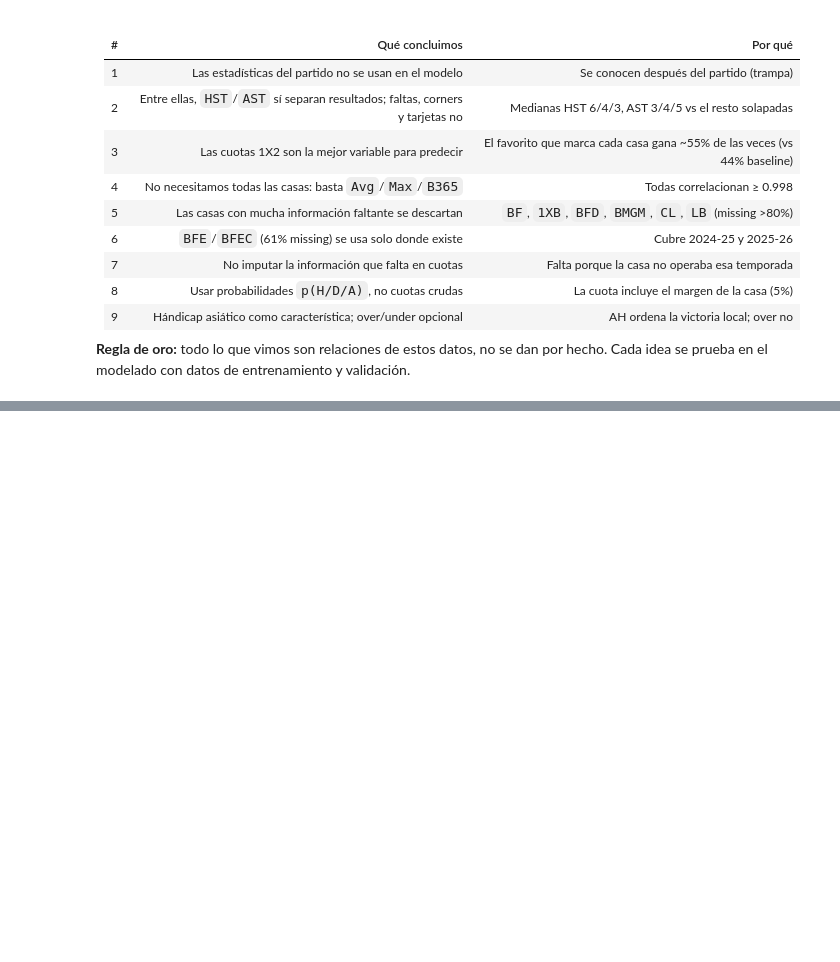
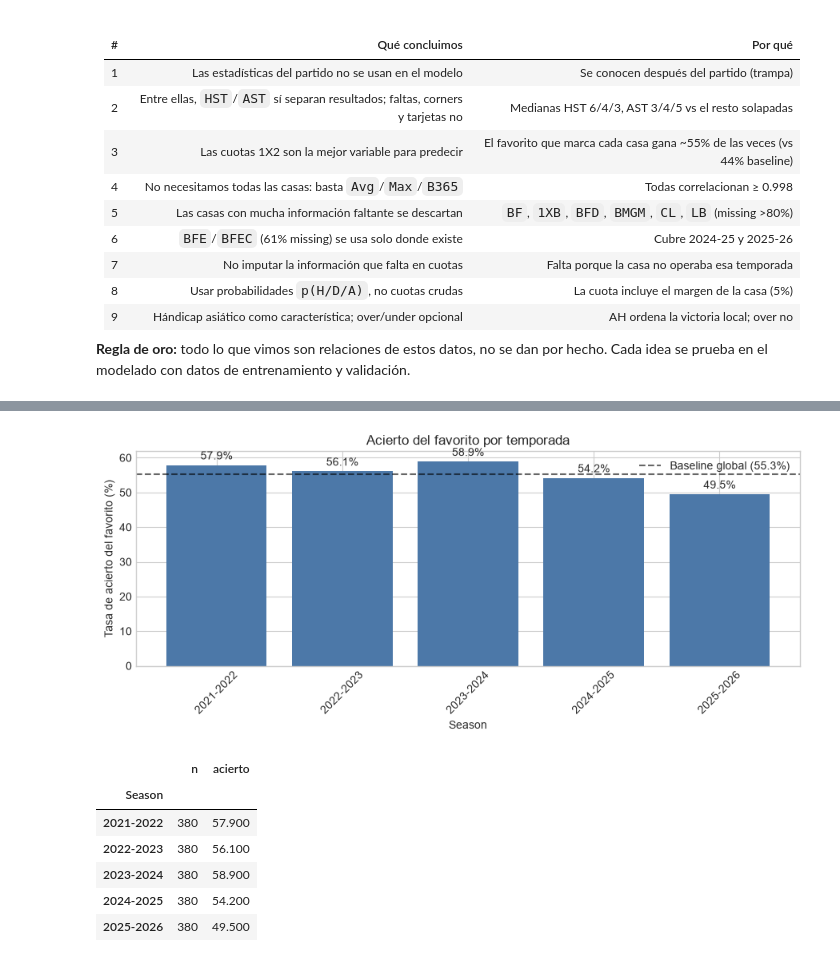
Before and after one commit to errodd/premier_league_football_predictor, a Jupyter notebook: notebooks/EDA.ipynb, the cells around one changed output, grey strips where cells are left out. Cells and saved outputs as stored; diff of their text form; code cells hidden in the pictures; blank space fills up the shorter version.

```diff
--- a/notebooks/EDA.ipynb
+++ b/notebooks/EDA.ipynb
@@ -1521,0 +1623,29 @@ Cada idea se prueba en el modelado con datos de entrenamiento y validación.
+# %%
+# Reutilizar el DataFrame de la Interacción 1 (fav_df ya tiene 'favorite_win')
+acierto_season = fav_df.groupby("Season").agg(
+    n=("favorite_win", "size"),
+    acierto=("favorite_win", lambda s: s.mean() * 100),
+).round(1)
+
+fig, ax = plt.subplots(figsize=(9, 4))
+bars = ax.bar(acierto_season.index, acierto_season["acierto"], color="#4C78A8")
+ax.axhline(baseline, color="black", linestyle="--", alpha=0.6,
+           label=f"Baseline global ({baseline:.1f}%)")
+ax.bar_label(bars, fmt="%.1f%%", padding=3)
+ax.set(title="Acierto del favorito por temporada",
+       ylabel="Tasa de acierto del favorito (%)", xlabel="Season")
+ax.legend()
+plt.xticks(rotation=45)
+plt.tight_layout()
+plt.show()
+
+display(acierto_season)
+# %% [output]
+[figure, added]
+|  | n | acierto |
+| Season |  |  |
+| 2021-2022 | 380 | 57.900 |
+| 2022-2023 | 380 | 56.100 |
+| 2023-2024 | 380 | 58.900 |
+| 2024-2025 | 380 | 54.200 |
+| 2025-2026 | 380 | 49.500 |
```
Also changed, not shown: parts of 13 cells of this notebook.
